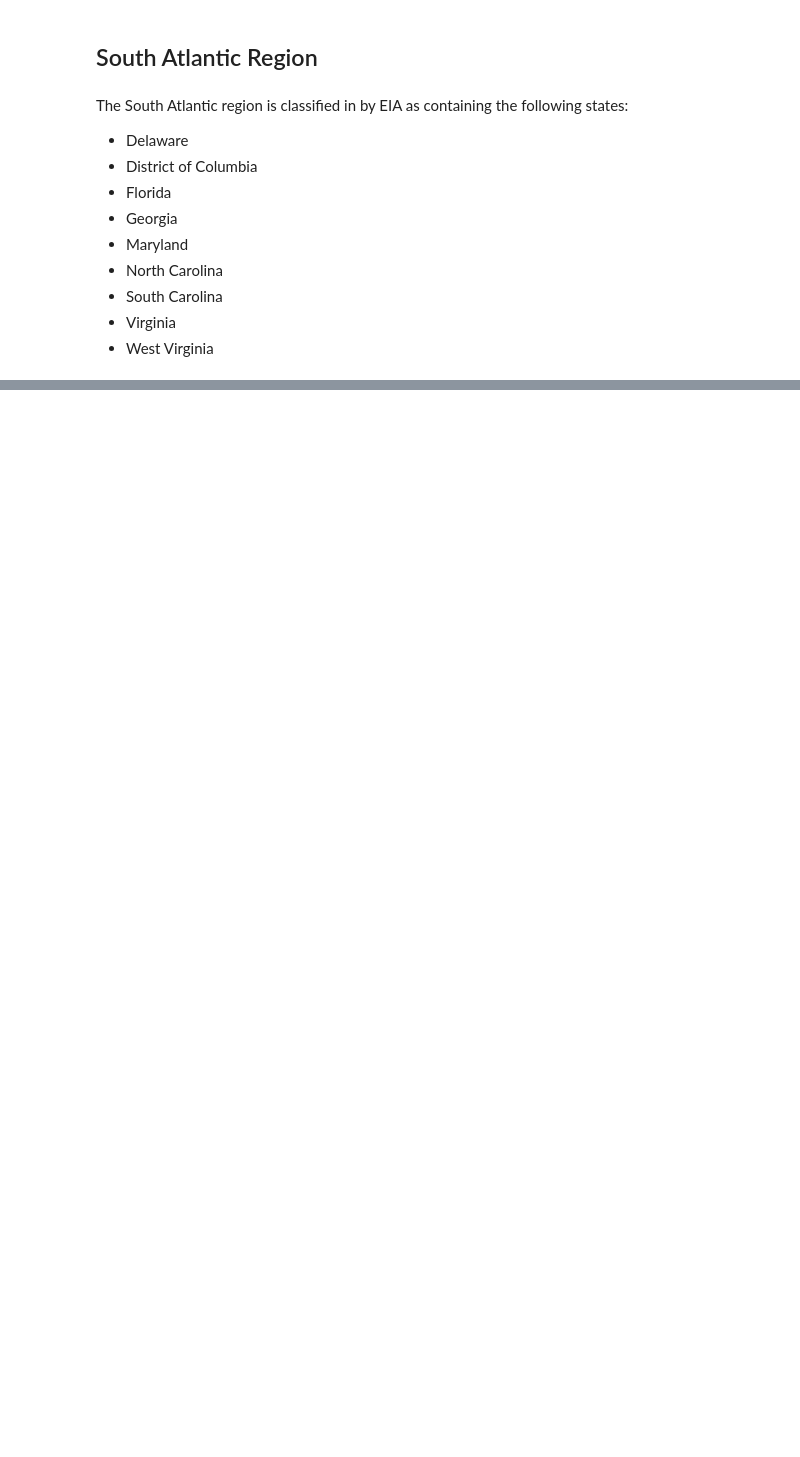
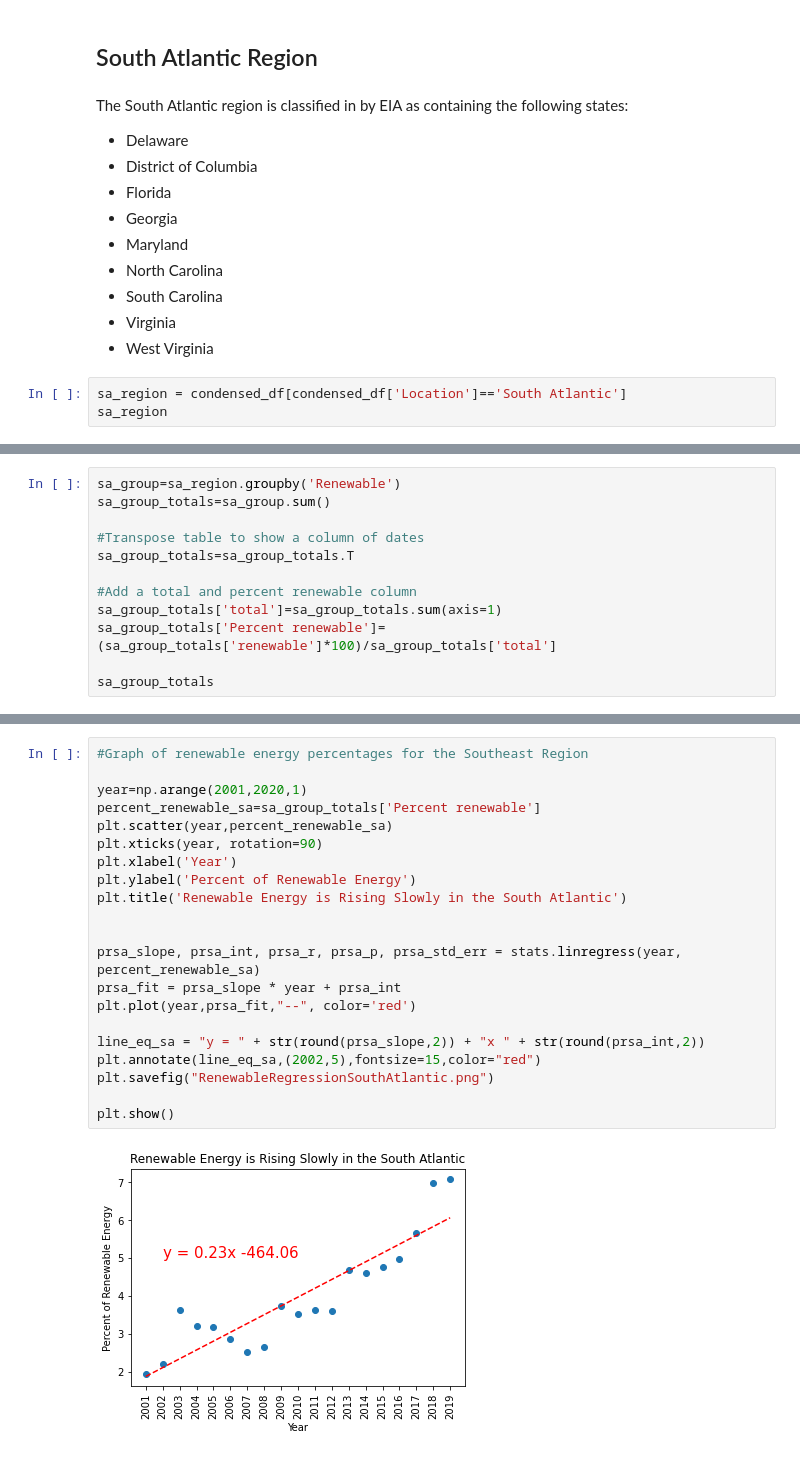
Before and after one commit to Mitchemoto/project-1-, a Jupyter notebook: Energy_Source_Clean.ipynb, the cells around one changed output, grey strips where cells are left out. Drawn from its saved outputs; the diff is of its cells as text; blank space fills up the shorter version.

Commit message:
added regression for South Atlantic region

```diff
--- a/Energy_Source_Clean.ipynb
+++ b/Energy_Source_Clean.ipynb
@@ -395,3 +399,6 @@ The South Atlantic region is classified in by EIA as containing the following st
 - South Carolina
 - Virginia
 - West Virginia
+# %%
+sa_region = condensed_df[condensed_df['Location']=='South Atlantic']
+sa_region
@@ -397,0 +421,12 @@ The South Atlantic region is classified in by EIA as containing the following st
+# %%
+sa_group=sa_region.groupby('Renewable')
+sa_group_totals=sa_group.sum()
+
+#Transpose table to show a column of dates
+sa_group_totals=sa_group_totals.T
+
+#Add a total and percent renewable column
+sa_group_totals['total']=sa_group_totals.sum(axis=1)
+sa_group_totals['Percent renewable']=(sa_group_totals['renewable']*100)/sa_group_totals['total']
+
+sa_group_totals
@@ -397,0 +452,23 @@ The South Atlantic region is classified in by EIA as containing the following st
+# %%
+#Graph of renewable energy percentages for the Southeast Region
+
+year=np.arange(2001,2020,1)
+percent_renewable_sa=sa_group_totals['Percent renewable']
+plt.scatter(year,percent_renewable_sa)
+plt.xticks(year, rotation=90)
+plt.xlabel('Year')
+plt.ylabel('Percent of Renewable Energy')
+plt.title('Renewable Energy is Rising Slowly in the South Atlantic')
+
+
+prsa_slope, prsa_int, prsa_r, prsa_p, prsa_std_err = stats.linregress(year, percent_renewable_sa)
+prsa_fit = prsa_slope * year + prsa_int
+plt.plot(year,prsa_fit,"--", color='red')
+
+line_eq_sa = "y = " + str(round(prsa_slope,2)) + "x " + str(round(prsa_int,2))
+plt.annotate(line_eq_sa,(2002,5),fontsize=15,color="red")
+plt.savefig("RenewableRegressionSouthAtlantic.png")
+
+plt.show()
+# %% [output]
+[figure, added]
```
Also changed, not shown: parts of 10 cells of this notebook.
